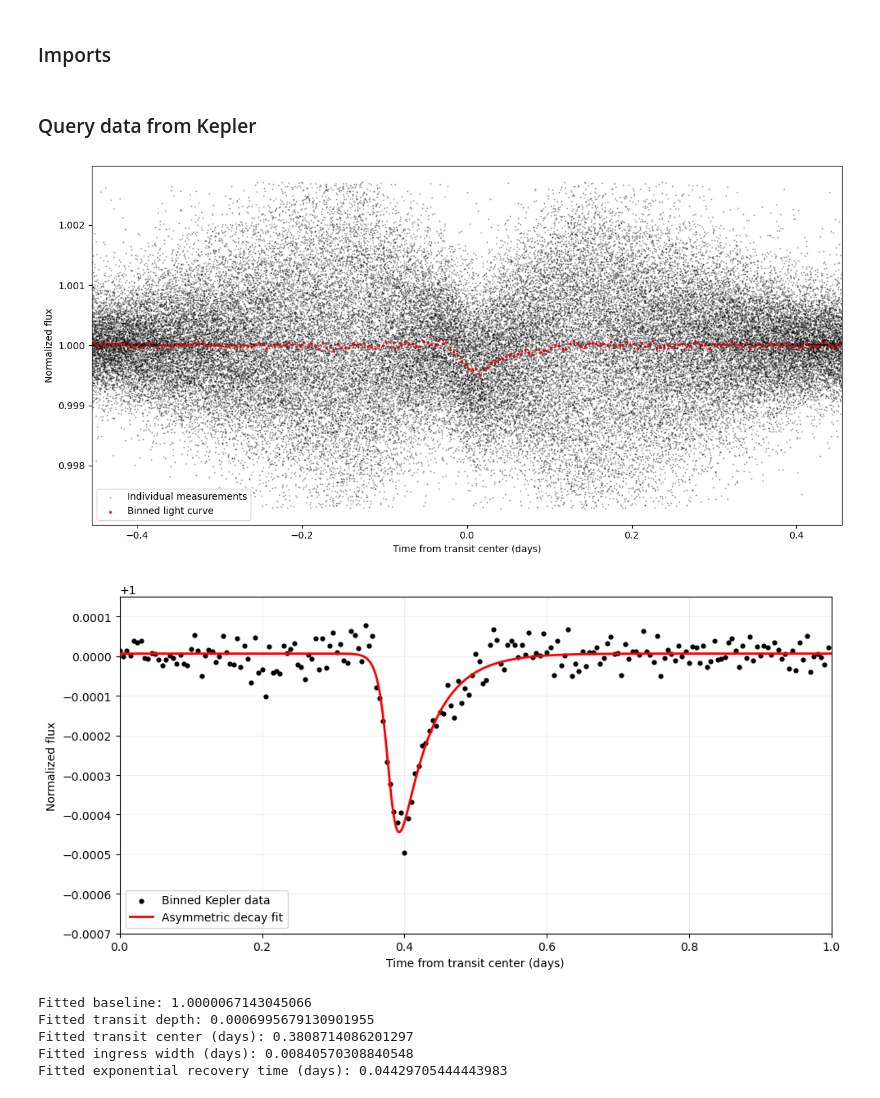
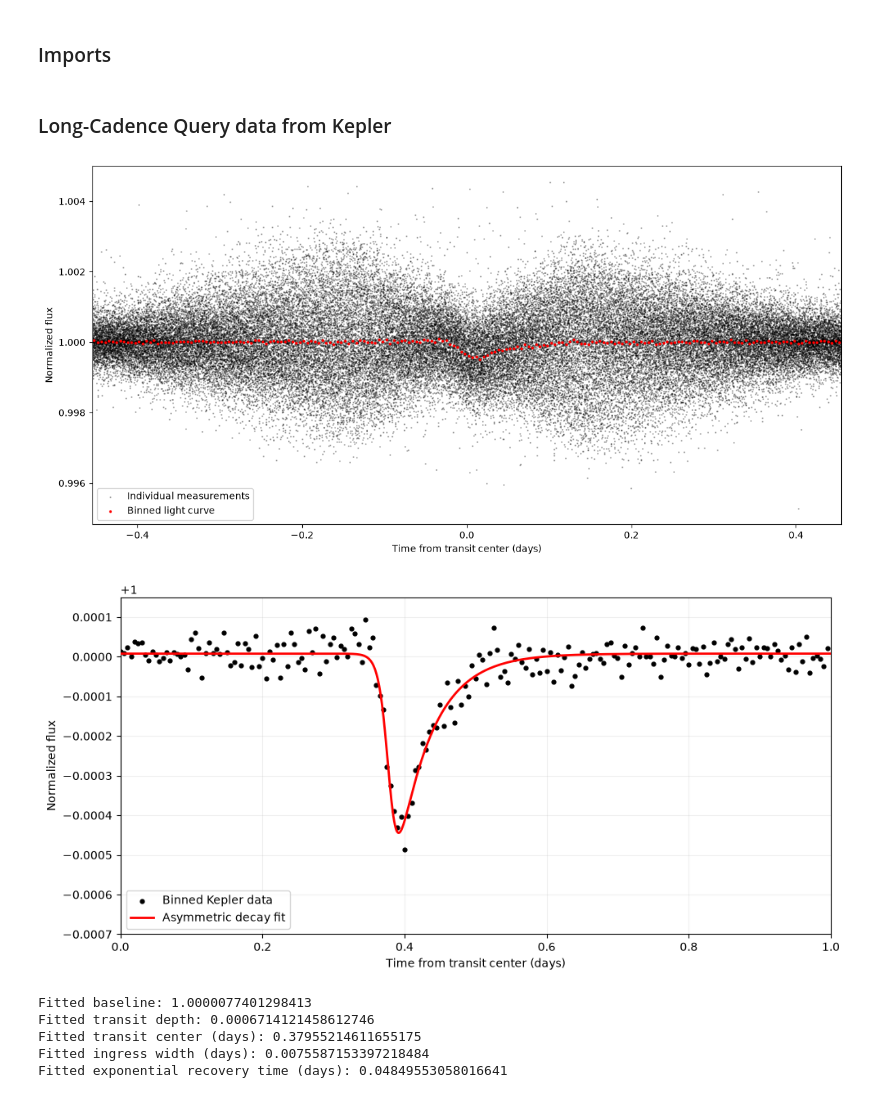
Before and after one commit to psi-dirac/psi-planet-disintegration, a Jupyter notebook: KOI2700b/KOI2700b_Presentation.ipynb, the cells around one changed output. Drawn from its saved outputs; the diff is of its cells as text; code cells hidden in the pictures.

```diff
--- a/KOI2700b/KOI2700b_Presentation.ipynb
+++ b/KOI2700b/KOI2700b_Presentation.ipynb
@@ -11,7 +11,7 @@ import matplotlib.pyplot as plt
 from scipy.optimize import curve_fit
 import astropy.io
 # %% [markdown]
-### Query data from Kepler
+### Long-Cadence Query data from Kepler
 # %%
 search_result = lk.search_lightcurve('KIC 8639908', author='Kepler', cadence="long")
 # %%
@@ -46,7 +46,7 @@ for lc in lc_all:
     processed_lcs.append(flat_lc)
 
 # Combine the processed quarters
-combined_lc = lk.LightCurveCollection(processed_lcs).stitch().remove_outliers(sigma=3.0)
+combined_lc = lk.LightCurveCollection(processed_lcs).stitch().remove_outliers(sigma=5.0)
 
 # Fold on the planet's orbital period
 folded = combined_lc.fold(
@@ -56,34 +56,34 @@ epoch_time=transit_time
 
 # Bin into 200 bins per orbit: approximately 6.55 minutes per bin
 bin_size_days = period / 200
 binned = folded.bin(time_bin_size=bin_size_days).normalize()
 
 # Plot the folded light curve
 fig, ax = plt.subplots(figsize=(12, 6))
 
 folded.scatter(
     ax=ax,
     color="black",
     s=3,
     alpha=0.25,
     label="Individual measurements"
 )
 
 binned.scatter(
     ax=ax,
     color="red",
     s=15,
     label="Binned light curve"
 )
 
 ax.set_xlim(-period/2, period/2)
 ax.set_xlabel("Time from transit center (days)")
 ax.set_ylabel("Normalized flux")
 ax.legend()
 plt.tight_layout()
 plt.show()
 # %% [output]
-[figure, old version]
+[figure, new version]
 # %%
 # Extract binned data and discard any invalid values
 x = np.asarray(binned.time.value)
@@ -172,12 +172,12 @@ print("Fitted transit center (days):", popt[2])
 print("Fitted ingress width (days):", popt[3])
 print("Fitted exponential recovery time (days):", popt[4])
 # %% [output]
-[figure, old version]
+[figure, new version]
-Fitted baseline: 1.0000067143045066
-Fitted transit depth: 0.0006995679130901955
-Fitted transit center (days): 0.3808714086201297
-Fitted ingress width (days): 0.00840570308840548
-Fitted exponential recovery time (days): 0.04429705444443983
+Fitted baseline: 1.0000077401298413
+Fitted transit depth: 0.0006714121458612746
+Fitted transit center (days): 0.37955214611655175
+Fitted ingress width (days): 0.0075587153397218484
+Fitted exponential recovery time (days): 0.04849553058016641
 # %%
 # Extract the binned data
 x = np.asarray(binned.time.value)
```
Also changed, not shown: parts of 8 cells of this notebook.
